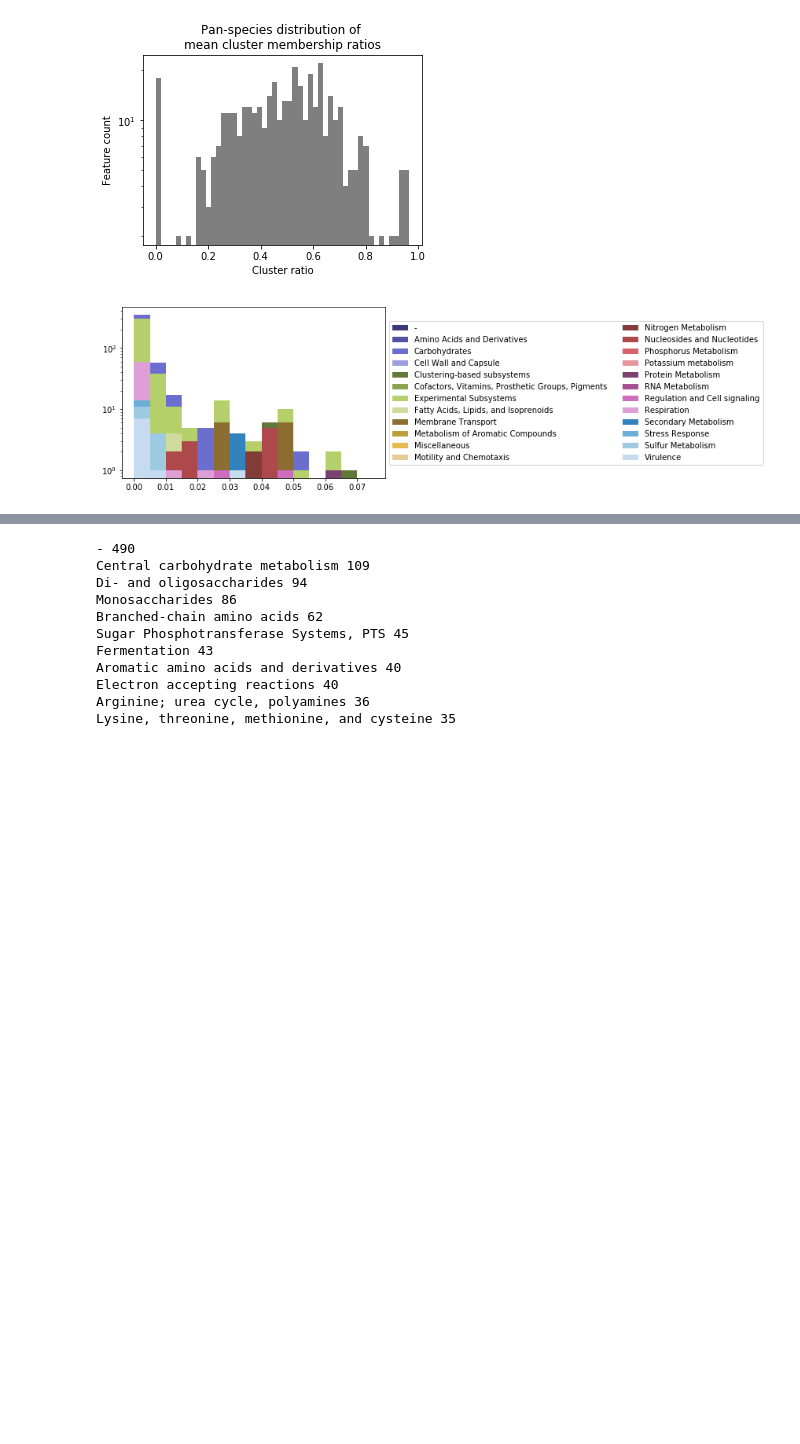
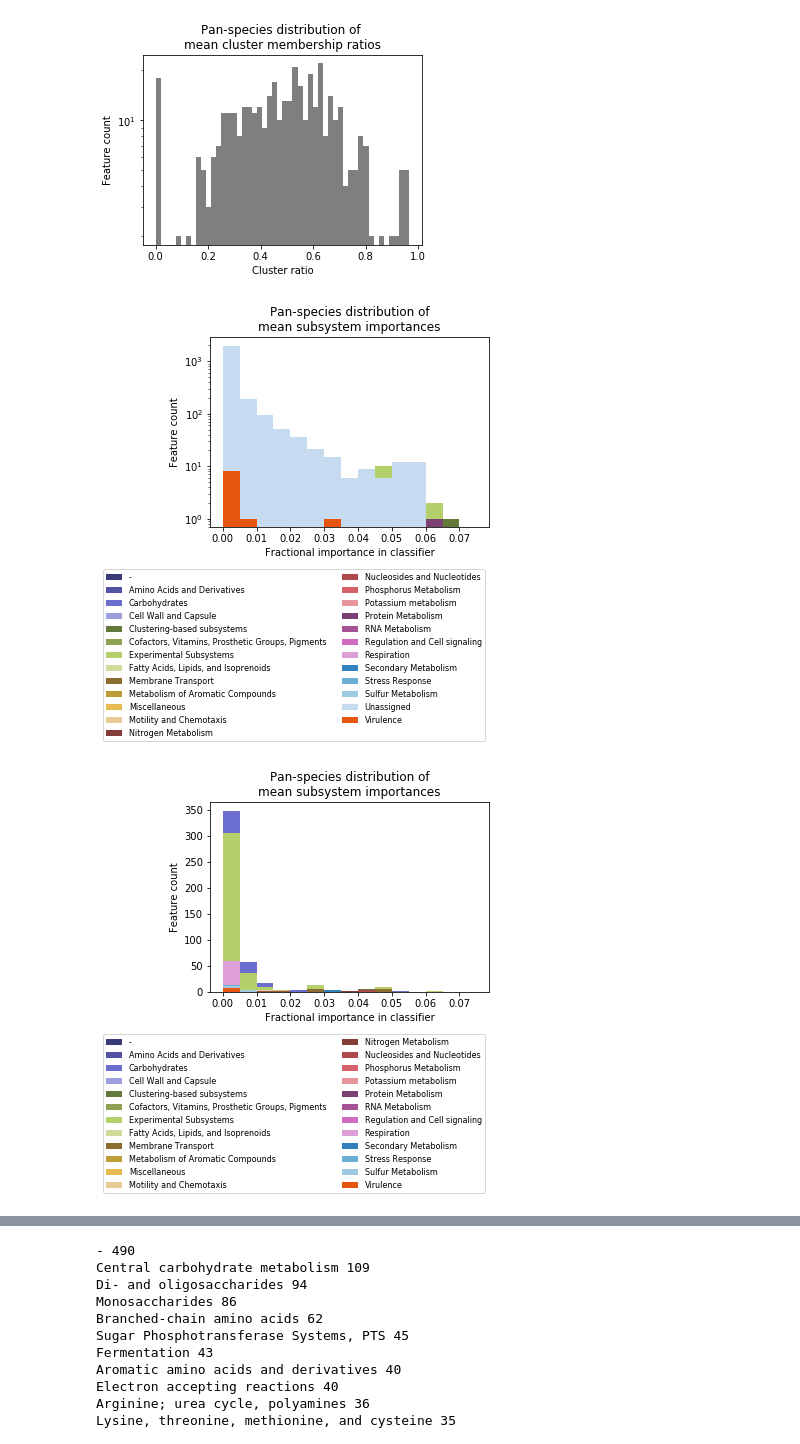
Before and after one commit to gregmedlock/ssl_ensembles, a Jupyter notebook: bin/curation_targets.ipynb, the cells around one changed output, grey strips where cells are left out. Drawn from its saved outputs; the diff is of its cells as text; code cells hidden in the pictures; blank space fills up the shorter version.

Commit message:
updated subsystem processing. Transitioning from histograms for subsystems to swarmplots.

```diff
--- a/bin/curation_targets.ipynb
+++ b/bin/curation_targets.ipynb
@@ -425,17 +446,87 @@ sorted_df.to_csv('../results/classification_results/panspecies_importances_ratio
 # %%
 fig, ax = plt.subplots()
 colors = plt.cm.get_cmap('tab20b').colors + plt.cm.get_cmap('tab20c').colors
 labels = pd.DataFrame(classes).T['mean fractional importance'].index
 bins = np.arange(0,0.08,0.005)
 i = 0
 for label in labels:
     ax.hist(pd.DataFrame(classes).T['mean fractional importance'].loc[label], bins, stacked = True, color=colors[i], label=label)
     i += 1
-#ax.hist(pd.DataFrame(classes).T['mean fractional importance'].values,bins=20, density = True, stacked = True, colors=cm,label=labels)
+ax.set_ylabel('Feature count')
+ax.set_xlabel('Fractional importance in classifier')
+ax.set_title('Pan-species distribution of\nmean subsystem importances')
+
 plt.legend(loc='center left', ncol=2, bbox_to_anchor=(1, 0.5))
 handles, labels = ax.get_legend_handles_labels()
-lgd = ax.legend(handles, labels, loc='center left', bbox_to_anchor=(1, 0.5), ncol=2)
+lgd = ax.legend(handles, labels, loc='upper right', bbox_to_anchor=(1.0, -0.2), ncol=2)
 plt.yscale('log', basey=10)
-plt.savefig('../results/test_histogram_subsystem.png', bbox_extra_artists=(lgd,), bbox_inches='tight')
+fig.set_size_inches(5,3.5)
+plt.savefig('../results/subsystems/histogram_class_unassigned.png', bbox_extra_artists=(lgd,), bbox_inches='tight')
+
+# Repeat, this time removing the unassigned label
+fig, ax = plt.subplots()
+colors = plt.cm.get_cmap('tab20b').colors + plt.cm.get_cmap('tab20c').colors
+labels = pd.DataFrame(classes).T['mean fractional importance'].index
+bins = np.arange(0,0.08,0.005)
+i = 0
+for label in labels:
+    if label != 'Unassigned':
+        ax.hist(pd.DataFrame(classes).T['mean fractional importance'].loc[label], bins, stacked = True, color=colors[i], label=label)
+    i += 1
+ax.set_ylabel('Feature count')
+ax.set_xlabel('Fractional importance in classifier')
+ax.set_title('Pan-species distribution of\nmean subsystem importances')
+
+plt.legend(loc='center left', ncol=2, bbox_to_anchor=(1, 0.5))
+handles, labels = ax.get_legend_handles_labels()
+lgd = ax.legend(handles, labels, loc='upper right', bbox_to_anchor=(1.0, -0.2), ncol=2)
+#plt.yscale('log', basey=10)
+fig.set_size_inches(5,3.5)
+plt.savefig('../results/subsystems/histogram_class.png', bbox_extra_artists=(lgd,), bbox_inches='tight')
+
+# Repeat, this time removing the unassigned and "experimental subsystem" labels
+fig, ax = plt.subplots()
+colors = plt.cm.get_cmap('tab20b').colors + plt.cm.get_cmap('tab20c').colors
+labels = pd.DataFrame(classes).T['mean fractional importance'].index
+bins = np.arange(0,0.08,0.005)
+i = 0
+for label in labels:
+    if label != 'Unassigned' and label != 'Experimental Subsystems':
+        ax.hist(pd.DataFrame(classes).T['mean fractional importance'].loc[label], bins, stacked = True, color=colors[i], label=label)
+    i += 1
+ax.set_ylabel('Feature count')
+ax.set_xlabel('Fractional importance in classifier')
+ax.set_title('Pan-species distribution of\nmean subsystem importances')
+
+plt.legend(loc='center left', ncol=2, bbox_to_anchor=(1, 0.5))
+handles, labels = ax.get_legend_handles_labels()
+lgd = ax.legend(handles, labels, loc='upper right', bbox_to_anchor=(1.0, -0.2), ncol=2)
+#plt.yscale('log', basey=10)
+fig.set_size_inches(5,3.5)
+plt.savefig('../results/subsystems/histogram_class_no_exp.png', bbox_extra_artists=(lgd,), bbox_inches='tight')
+
+# Repeat again, this time only including subsystems with more than 10 reaction occurrences
+fig, ax = plt.subplots()
+colors = plt.cm.get_cmap('tab20b').colors + plt.cm.get_cmap('tab20c').colors
+labels = pd.DataFrame(classes).T['mean fractional importance'].index
+bins = np.arange(0,0.08,0.005)
+i = 0
+for label in labels:
+    if label != 'Unassigned':
+        if len(pd.DataFrame(classes).T['mean fractional importance'].loc[label]) > 10:
+            ax.hist(pd.DataFrame(classes).T['mean fractional importance'].loc[label], bins, stacked = True, color=colors[i], label=label)
+    i += 1
+
+ax.set_ylabel('Feature count')
+ax.set_xlabel('Fractional importance in classifier')
+ax.set_title('Pan-species distribution of\nmean subsystem importances')
+
+plt.legend(loc='center left', ncol=2, bbox_to_anchor=(1, 0.5))
+handles, labels = ax.get_legend_handles_labels()
+lgd = ax.legend(handles, labels, loc='upper right', bbox_to_anchor=(1.0, -0.2), ncol=2)
+#plt.yscale('log', basey=10)
+fig.set_size_inches(5,3.5)
+plt.savefig('../results/subsystems/histogram_class_greater10.png', bbox_extra_artists=(lgd,), bbox_inches='tight')
 # %% [output]
-[figure, old version]
+[figure, new version]
+[figure, added]
```
Also changed, not shown: parts of 9 cells of this notebook, 11 other files.
